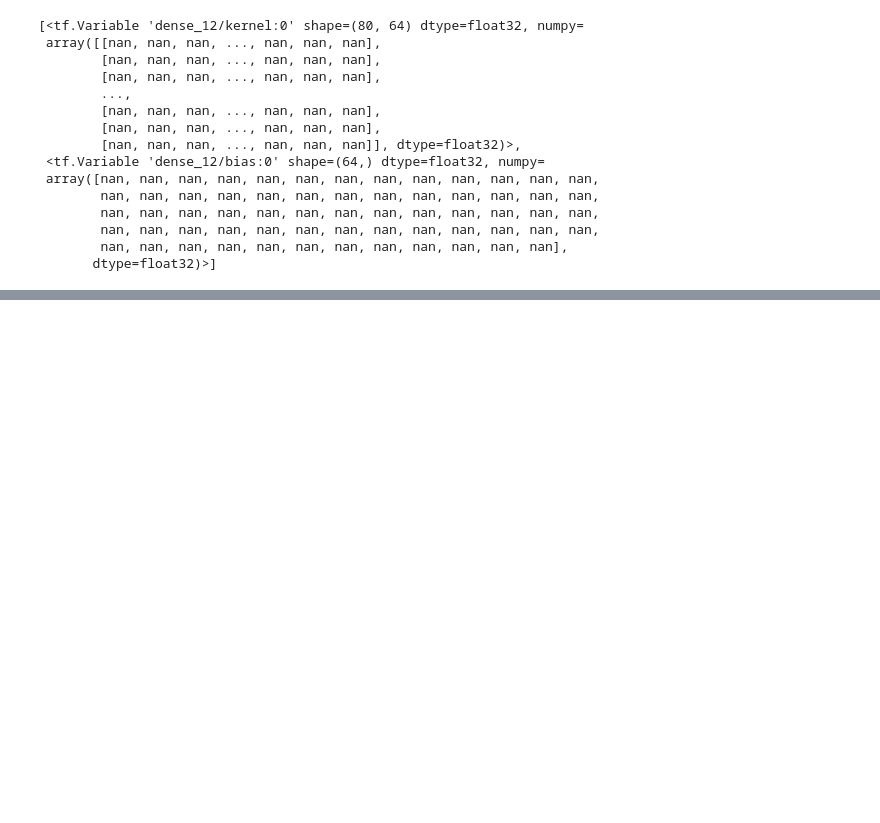
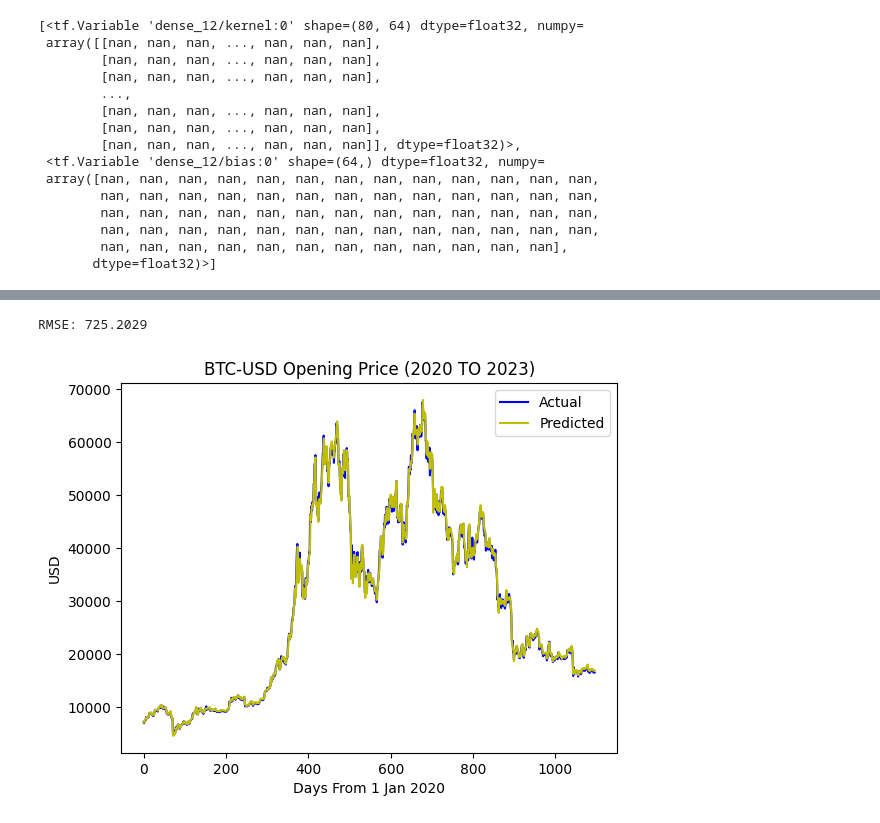
Before and after one commit to AR-PyT/UROP1100_TimeSeries, a Jupyter notebook: DataProcessing.ipynb, the cells around one changed output, grey strips where cells are left out. Saved outputs shown, nothing was run; the diff lists cells and outputs as text; code cells hidden in the pictures; blank space fills up the shorter version.

```diff
--- a/DataProcessing.ipynb
+++ b/DataProcessing.ipynb
@@ -460,0 +592,13 @@ densor_a.weights
+# %%
+conv_layer = tf.keras.layers.Conv2D(7, 1, padding='same',name='ConvLayer')
+dense_layer = tf.keras.layers.Dense(units=1, kernel_initializer='he_normal', name='DenseLayer')
+def get_cnn_model():
+    inputs = tf.keras.Input(shape=(2,2,1), name='InputLayer')
+    o = conv_layer(inputs)
+    o = tf.keras.layers.Flatten(name='FlattenLayer')(o)
+    outputs = dense_layer(o)
+
+    return tf.keras.Model(inputs=inputs, outputs=outputs, name='CNNModel')
+# %%
+cnn = get_cnn_model()
+cnn.summary()
@@ -460,0 +623,3 @@ densor_a.weights
+# %%
+cnn.compile(loss='mse', optimizer=tf.keras.optimizers.Adam(0.001))
+cnn.fit(train_set.reshape((train_set.shape[0], 2, 2, 1)), train_label, epochs=15, batch_size=32)
@@ -460,0 +645,15 @@ densor_a.weights
+# %%
+# Check Prediction on Train Set
+pred = cnn.predict(train_set.reshape((train_set.shape[0], 2, 2, 1)), verbose=False).ravel()
+ax = plt.subplot()
+ax.set_title('BTC-USD Opening Price (2020 TO 2023)')
+ax.set_ylabel('USD')
+ax.set_xlabel('Days From 1 Jan 2020')
+ax.plot(train_label, c='b')
+ax.plot(pred, c='y')
+ax.legend(['Actual', 'Predicted'])
+
+print(f'RMSE: {round(np.sqrt(np.sum(np.square(pred - train_label)) / train_label.shape[0]), 4)}')
+# %% [output]
+RMSE: 725.2029
+[figure, added]
```
Also changed, not shown: parts of 19 cells of this notebook, 2 other files.
